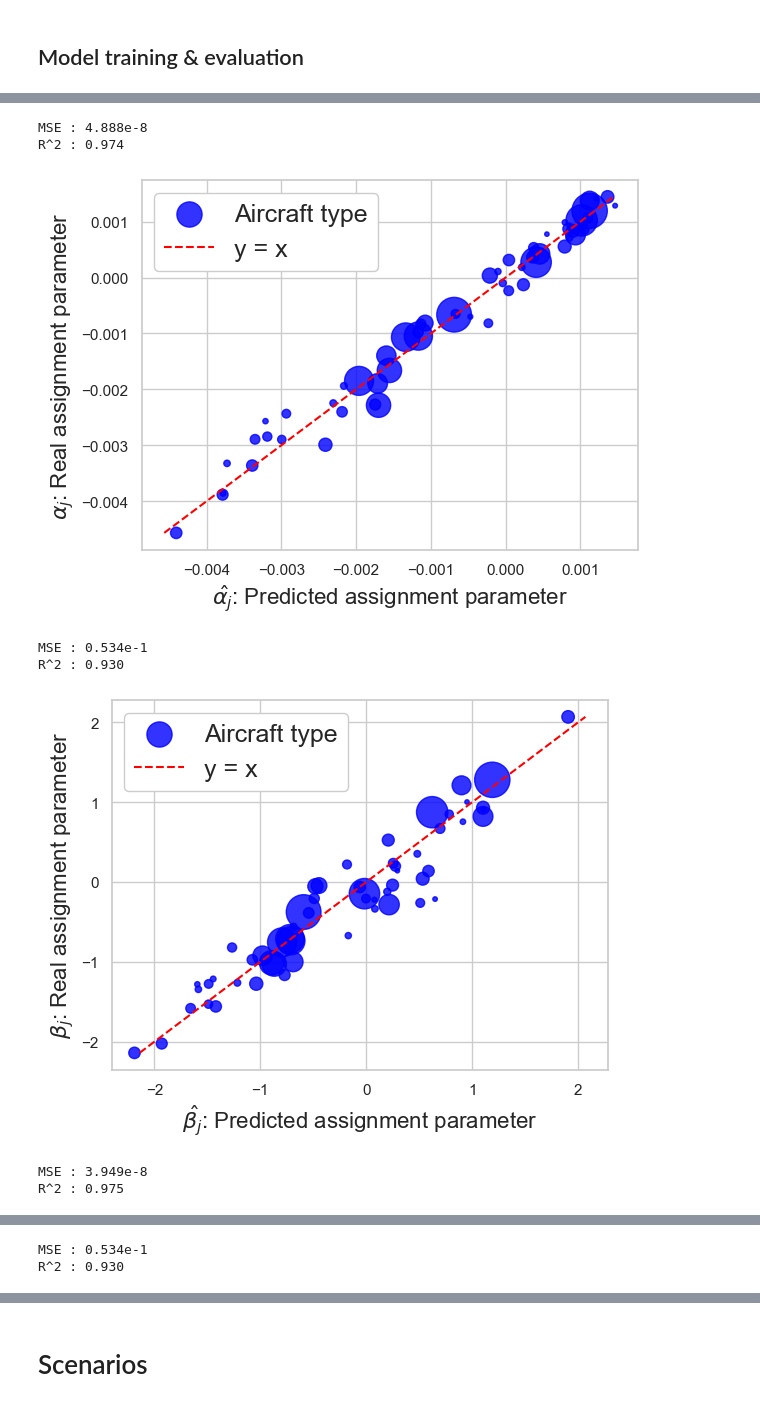
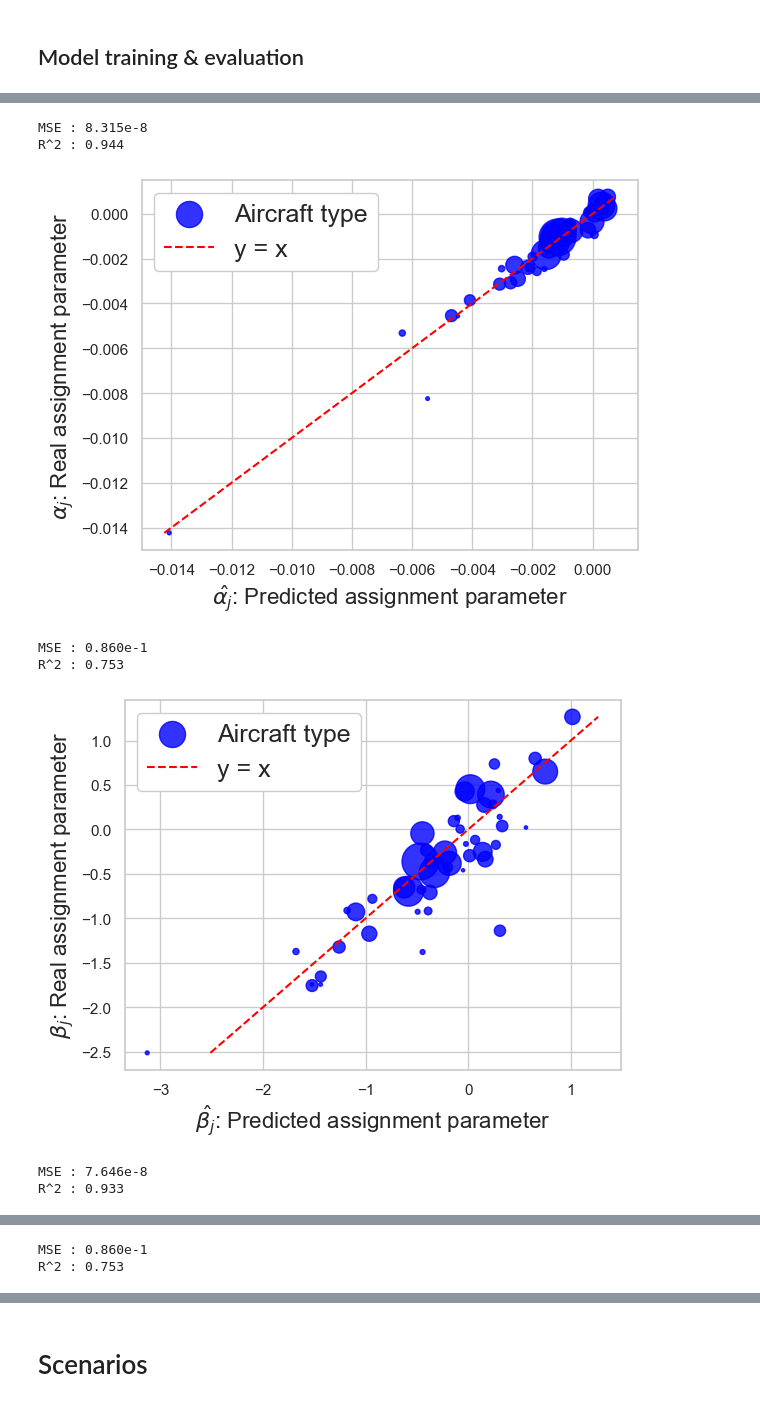
Before and after one commit to PacoViry/Thesis_models, a Jupyter notebook: main.ipynb, the cells around one changed output, grey strips where cells are left out. Saved outputs shown, nothing was run; the diff lists cells and outputs as text; code cells hidden in the pictures.

```diff
--- a/main.ipynb
+++ b/main.ipynb
@@ -516,22 +559,3 @@ assignment_analysis.dynamic_assign_vis(traff_1, [715], [1990,1991,1992,1993,1994
 assignment_analysis.market_vis(traff_1[traff_1['Period']==2019], name_fig = 'market_bts_2019_ASK_real',reso = 400, smooth_param = 0.04,
                                   market = 'Aircraft Type', observation =  'ASK', dist_limits = [2.8e2, 2.1e4],
                                   capac_limits = [9e3, 3e6], n_market = 16, period_duration = 1, weight = False, format_fig='pdf', label_size_param = 1.1)
-# %%
-alphas, betas, omegas = assignment_multilogit.load_estim(name ='logit_model_bts_ASK_58_30_'+str(3)+'_7')
-
-connections['ADES'] = connections.index
-connections['ADEP'] = connections.index+connections.shape[0]
-connec_training = np.array(connections[['ADES', 'ADEP','Period', 'Distance_conn (km)','Seats_conn_p',obs_choice+'_w_mod']])
-connec_training = connec_training[connec_training[:,2]==29]
-shares_pred = assignment_multilogit.predict_assignt(connec_training[:,2:], existence_cache,alphas,betas,omegas,ranges, d_norm=d_norm, cap_norm=cap_norm)
-traff_mod =shares_pred * connec_training[:, 5][np.newaxis, :]
-
-assign_rep = np.tile(connec_training, (58, 1))
-col7 = traff_mod.reshape(-1, 1)
-col8 = np.repeat(np.arange(58), connec_training.shape[0]).reshape(-1, 1)
-
-assign_final = np.hstack([assign_rep, col7, col8])
-df_visu = pd.DataFrame(assign_final, columns=['ADES', 'ADEP','Period', 'Distance_conn (km)', 'Seats_conn_p',obs_choice+'_conn_p', obs_choice, 'Aircraft Type'])
-dico_reg = c_table['Aircraft Type Name'].to_dict()
-dico_icao = dict(zip(bts_ICAO_names['Aircraft Type Name'],bts_ICAO_names['ICAO_Code']))
-df_visu['Aircraft Type Name'] = df_visu['Aircraft Type'].map(dico_reg).map(dico_icao)
@@ -559,16 +577,16 @@ assignment_analysis.market_vis(df_visu, name_fig = 'market_bts_2019_ASK_mod',res
 ## Model training & evaluation
 # %%
 ### data preparation
-obs_choice = 'ASK' #'ASK' ou 'Av ac seats'
+obs_choice = 'Av_ac_seats' #'ASK' ou 'Av_ac_seats'
 ds_name='bts'#BTS : 'bts', EUROCONTROL : 'ec'
-n_choice = 58
+n_choice = 50
 d_norm, cap_norm = 15000, 15
 
 if ds_name == 'bts' :
-    traff_s = traff_1[traff_1['Period'].isin(list(range(1990,2020)))]
+    traff_s = traff_1[traff_1['Period'].isin([2015,2016,2017,2018,2019,2024])]
     traff_cond = traff_s[['ADEP','ADES','Aircraft Type','Aircraft Type Name', 'Period', 'Distance_conn (km)', 'Weight', 'Seats_conn_p', obs_choice, obs_choice+'_conn_p','N_flights', 'Seats']].groupby(
         ['ADEP','ADES','Aircraft Type','Aircraft Type Name', 'Period', 'Distance_conn (km)', 'Weight', 'Seats_conn_p', obs_choice+'_conn_p']).sum().reset_index()
-    df_training, c_table, existence_cache, ranges, connections = assignment_multilogit.data_formatting(traff_cond, n_ac= n_choice, seuils_f = 0.0025, weight = False,
+    df_training, c_table, existence_cache, ranges, connections = assignment_multilogit.data_formatting(traff_cond, n_ac= n_choice, seuils_f = 0.0025, weight = True,
                                                                                                    obs = obs_choice, save_techn_carac = True, airports = False) #True seulement pour bts
 if ds_name == 'ec' :
     traff_s = traff_2[(traff_2['Period']<=19)]
@@ -589,19 +607,22 @@ data_training[:,4] = data_training[:,4]/obs_norm1
 # %%
-# alphas, betas, omegas = assignment_multilogit.load_estim(name ='logit_model_'+ds_name+'_'+obs_choice+'_'+str(n_choice)+'_'+str(n_y)+'_'+str(3)+'_1')
+alphas, betas, omegas = assignment_multilogit.load_estim(name ='logit_model_'+ds_name+'_'+obs_choice+'_'+str(n_choice)+'_'+str(n_y)+'_'+str(3)+'_7')
 
 #optimiseur adam, a priori marche mieux
 # alphas, betas, omegas, likely = assignment_multilogit.fit_function_adam(data_training, existence_cache, ranges, num_epochs = 100, learning_rate = 0.01, n_y = n_y, n_ac = n_choice,
 #                                             title = 'logit_model_'+ds_name+'_'+obs_choice+'_'+str(n_choice)+'_'+str(n_y)+'_'+str(0),
-#                                             names_ac =list(c_table['Aircraft Type Name']),obs_norm2=obs_norm2, n_batches = 3000,
-#                                                                        alphas = alphas, betas = betas, omegas = omegas)
+#                                             names_ac =list(c_table['Aircraft Type Name']),obs_norm2=obs_norm2, n_batches = 3000, y_min = 2015)
 # alphas, betas, omegas, likely = assignment_multilogit.fit_function_adam(data_training, existence_cache, ranges, num_epochs = 100, learning_rate = 0.04, n_y = n_y, n_ac = n_choice,
 #                                             title = 'logit_model_'+ds_name+'_'+obs_choice+'_'+str(n_choice)+'_'+str(n_y)+'_'+str(1),
 #                                              names_ac =list(c_table['Aircraft Type Name']),obs_norm2=obs_norm2, n_batches = 30,
-#                                                 alphas = alphas, betas = betas, omegas = omegas)
-alphas, betas, omegas, likely = assignment_multilogit.fit_function_adam(data_training, existence_cache, ranges, num_epochs = 500, learning_rate = 0.1, n_y = n_y, n_ac = n_choice,
+#                                                 alphas = alphas, betas = betas, omegas = omegas, y_min = 2015, y_min = 2015)
+# alphas, betas, omegas, likely = assignment_multilogit.fit_function_adam(data_training, existence_cache, ranges, num_epochs = 100, learning_rate = 0.04, n_y = n_y, n_ac = n_choice,
+#                                             title = 'logit_model_'+ds_name+'_'+obs_choice+'_'+str(n_choice)+'_'+str(n_y)+'_'+str(2),
+#                                              names_ac =list(c_table['Aircraft Type Name']),obs_norm2=obs_norm2, n_batches = 4,
+#                                                 alphas = alphas, betas = betas, omegas = omegas, y_min = 2015)
+alphas, betas, omegas, likely = assignment_multilogit.fit_function_adam(data_training, existence_cache, ranges, num_epochs = 1000, learning_rate = 0.1, n_y = n_y, n_ac = n_choice,
                                                                  title = 'logit_model_'+ds_name+'_'+obs_choice+'_'+str(n_choice)+'_'+str(n_y)+'_'+str(3),
                                                                    names_ac =list(c_table['Aircraft Type Name']),obs_norm2=obs_norm2, n_batches = 1,
-                                                                  alphas = alphas, betas = betas, omegas = omegas)
+                                                                  alphas = alphas, betas = betas, omegas = omegas, y_min = 2015)
 
 # Optimiseur BFGS, semble moins bien marcher...
 # alphas, betas, omegas = assignment_multilogit.load_estim(name ='logit_model_'+ds_name+'_'+obs_choice+'_'+str(n_choice)+'_'+str(n_y)+'_'+str(4)+'_BFGS')
@@ -655,6 +666,7 @@ obs_weighted avg relative error : 0.020980075849154563
 # %%
 #strictement réservé à BTS, associé à une bdd technique.
-correspondance_table = assignment_multilogit.correspondance_table(title_coeffs = 'logit_model_bts_ASK_57_30_4_8',title_tech = 'BTS_ASK_57_30', obs_choice = 'ASK', d_norm = d_norm, cap_norm= cap_norm)
+correspondance_table = assignment_multilogit.correspondance_table(title_coeffs = 'logit_model_bts_Av_ac_seats_50_10_3_7',title_tech = 'BTS_Av_ac_seats_50_10',
+                                                                  obs_choice = 'Av_ac_seats', d_norm = d_norm, cap_norm= cap_norm)
 coeffs_alphas, coeffs_betas =assignment_multilogit.regressor_assign_coeffs(correspondance_table, weight = False, obs_choice = obs_choice)
 coeffs_alphas_w, coeffs_betas_w = assignment_multilogit.regressor_assign_coeffs(correspondance_table, weight = True, obs_choice = obs_choice)
 coeffs_alphas_wl, coeffs_betas_wl = assignment_multilogit.regressor_assign_coeffs(correspondance_table, weight = True,weight_log = True, obs_choice = obs_choice)
@@ -674,8 +686,8 @@ R^2 : 0.915
-MSE : 4.888e-8
-R^2 : 0.974
+MSE : 8.315e-8
+R^2 : 0.944
-[figure, old version]
+[figure, new version]
-MSE : 0.534e-1
-R^2 : 0.930
+MSE : 0.860e-1
+R^2 : 0.753
-[figure, old version]
+[figure, new version]
-MSE : 3.949e-8
-R^2 : 0.975
+MSE : 7.646e-8
+R^2 : 0.933
@@ -683,2 +695,2 @@ R^2 : 0.975
-MSE : 0.534e-1
-R^2 : 0.930
+MSE : 0.860e-1
+R^2 : 0.753
```
Also changed, not shown: parts of 35 cells of this notebook, 5 other files.
